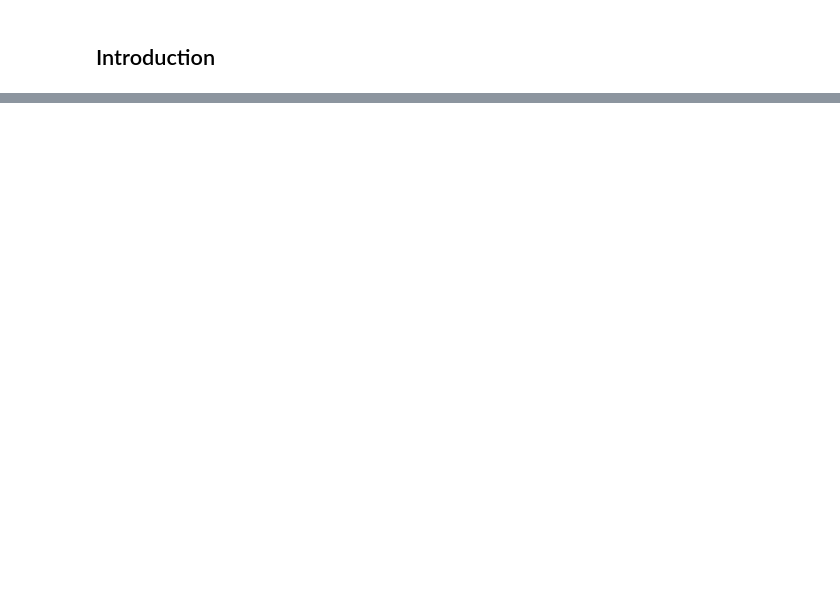
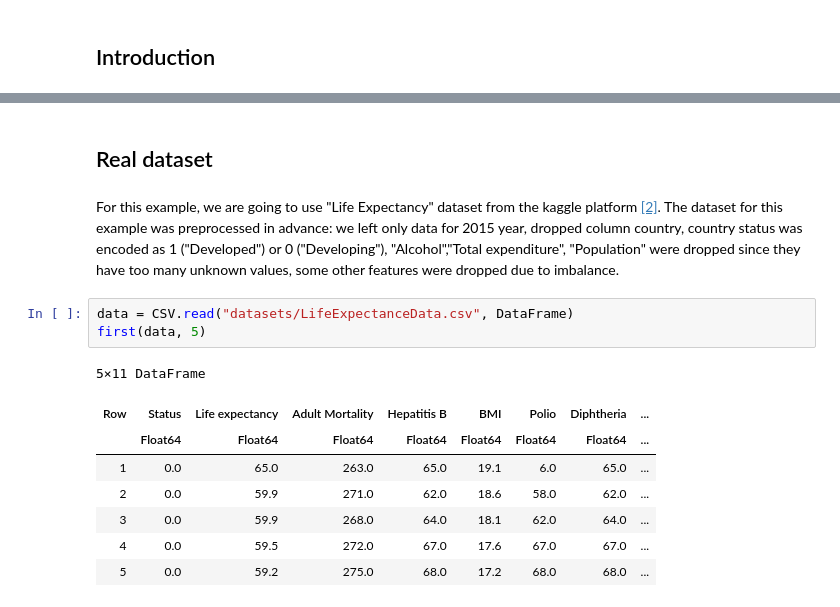
Before and after one commit to gamma-opt/Gogeta.jl, a Jupyter notebook: examples/NN_partition_formulation.ipynb, the cells around one changed output, grey strips where cells are left out. Saved outputs shown, nothing was run; the diff lists cells and outputs as text; blank space fills up the shorter version.

Commit message:
finished notebook with Psplit example

```diff
--- a/examples/NN_partition_formulation.ipynb
+++ b/examples/NN_partition_formulation.ipynb
@@ -441,0 +383,16 @@ For such large problem, optimizer failed to find the optimal solution for all me
+# %% [markdown]
+## Real dataset
+# %% [markdown]
+For this example, we are going to use "Life Expectancy" dataset from the kaggle platform [[2]](https://www.kaggle.com/datasets/kumarajarshi/life-expectancy-who?resource=download). The dataset for this example was preprocessed in advance: we left only data for 2015 year, dropped column country, country status was encoded as 1 ("Developed") or 0 ("Developing"), "Alcohol","Total expenditure", "Population" were dropped since they have too many unknown values, some other features were dropped due to imbalance.
+# %%
+data = CSV.read("datasets/LifeExpectanceData.csv", DataFrame)
+first(data, 5)
+# %% [output]
+5×11 DataFrame
+| Row | Status | Life expectancy | Adult Mortality | Hepatitis B | BMI | Polio | Diphtheria | ... |
+|  | Float64 | Float64 | Float64 | Float64 | Float64 | Float64 | Float64 | ... |
+| 1 | 0.0 | 65.0 | 263.0 | 65.0 | 19.1 | 6.0 | 65.0 | ... |
+| 2 | 0.0 | 59.9 | 271.0 | 62.0 | 18.6 | 58.0 | 62.0 | ... |
+| 3 | 0.0 | 59.9 | 268.0 | 64.0 | 18.1 | 62.0 | 64.0 | ... |
+| 4 | 0.0 | 59.5 | 272.0 | 67.0 | 17.6 | 67.0 | 67.0 | ... |
+| 5 | 0.0 | 59.2 | 275.0 | 68.0 | 17.2 | 68.0 | 68.0 | ... |
```
Also changed, not shown: parts of 92 cells of this notebook, 1 other file.
